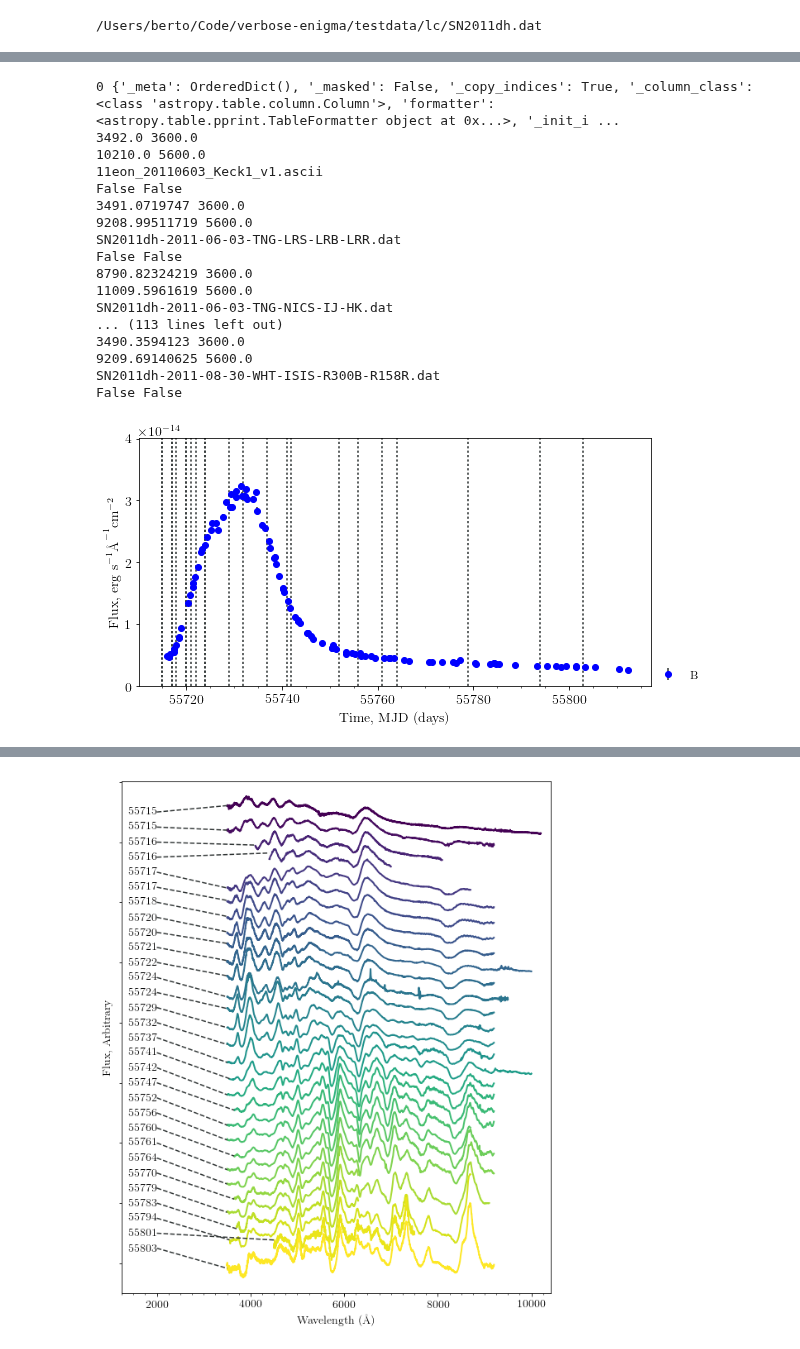
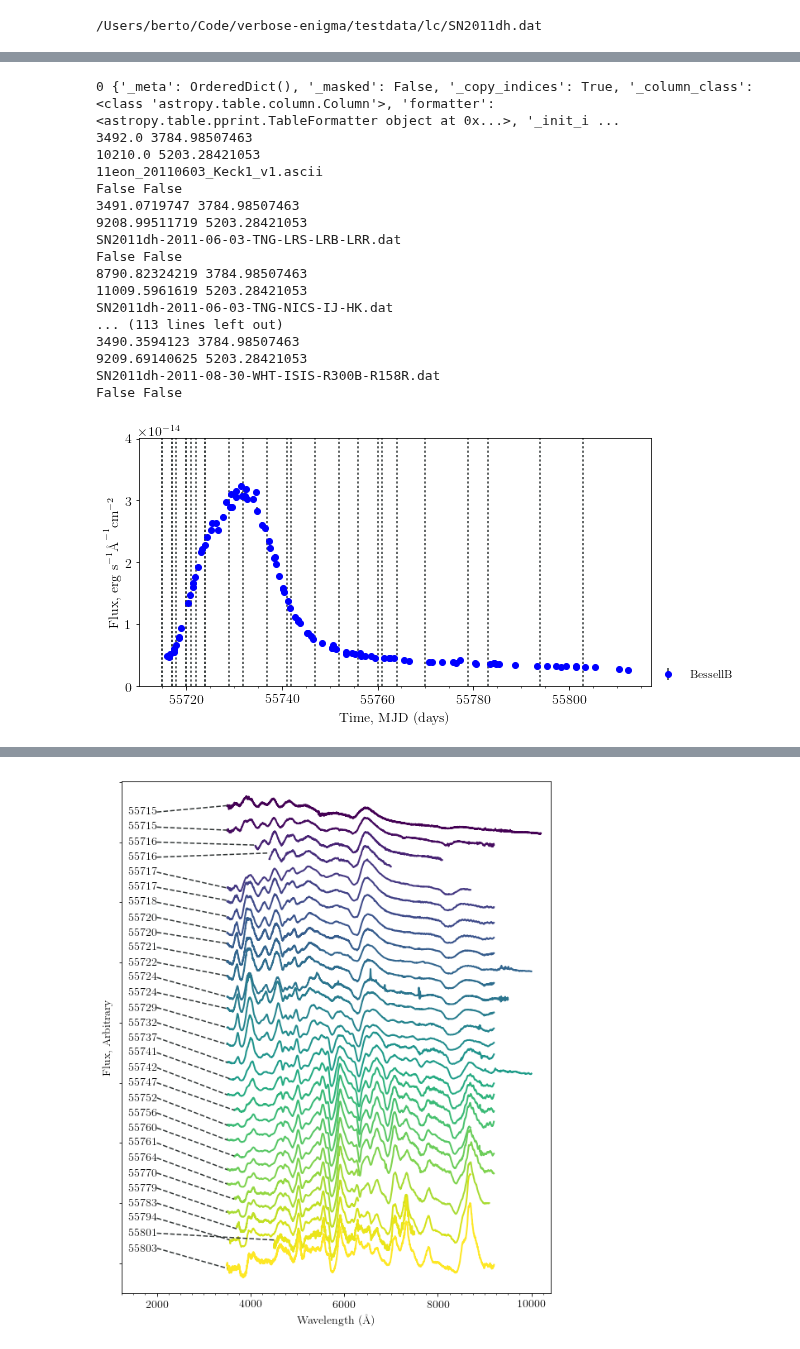
Before and after one commit to UoS-SNe/pycoco, a Jupyter notebook: notebooks/pycoco_SNClass.ipynb, the cells around one changed output, grey strips where cells are left out. Saved outputs shown, nothing was run; the diff lists cells and outputs as text; code cells hidden in the pictures.

```diff
--- a/notebooks/pycoco_SNClass.ipynb
+++ b/notebooks/pycoco_SNClass.ipynb
@@ -61,24 +62,24 @@ sn.plot_lc(lock_axis=True)
 # %%
-sn.plot_lc(['B'], multiplot = False, verbose = True)
+sn.plot_lc(['BessellB'], multiplot = False, verbose = True)
 # %% [output]
 0 {'_meta': OrderedDict(), '_masked': False, '_copy_indices': True, '_column_class': <class 'astropy.table.column.Column'>, 'formatter': <astropy.table.pprint.TableFormatter object at 0x...>, '_init_i ...
-3492.0 3600.0
-10210.0 5600.0
+3492.0 3784.98507463
+10210.0 5203.28421053
 11eon_20110603_Keck1_v1.ascii
 False False
-3491.0719747 3600.0
-9208.99511719 5600.0
+3491.0719747 3784.98507463
+9208.99511719 5203.28421053
 SN2011dh-2011-06-03-TNG-LRS-LRB-LRR.dat
 False False
-8790.82324219 3600.0
-11009.5961619 5600.0
+8790.82324219 3784.98507463
+11009.5961619 5203.28421053
 SN2011dh-2011-06-03-TNG-NICS-IJ-HK.dat
 ... (113 lines left out)
-3490.3594123 3600.0
-9209.69140625 5600.0
+3490.3594123 3784.98507463
+9209.69140625 5203.28421053
 SN2011dh-2011-08-30-WHT-ISIS-R300B-R158R.dat
 False False
-[figure, old version]
+[figure, new version]
 # %%
 recon_filename = os.path.abspath(os.path.join('/Users/berto/Code/CoCo/recon/', 'SN2011dh.dat'))
 sn.get_lcfit(recon_filename)
```
Also changed, not shown: parts of 13 cells of this notebook, 1 other file.
